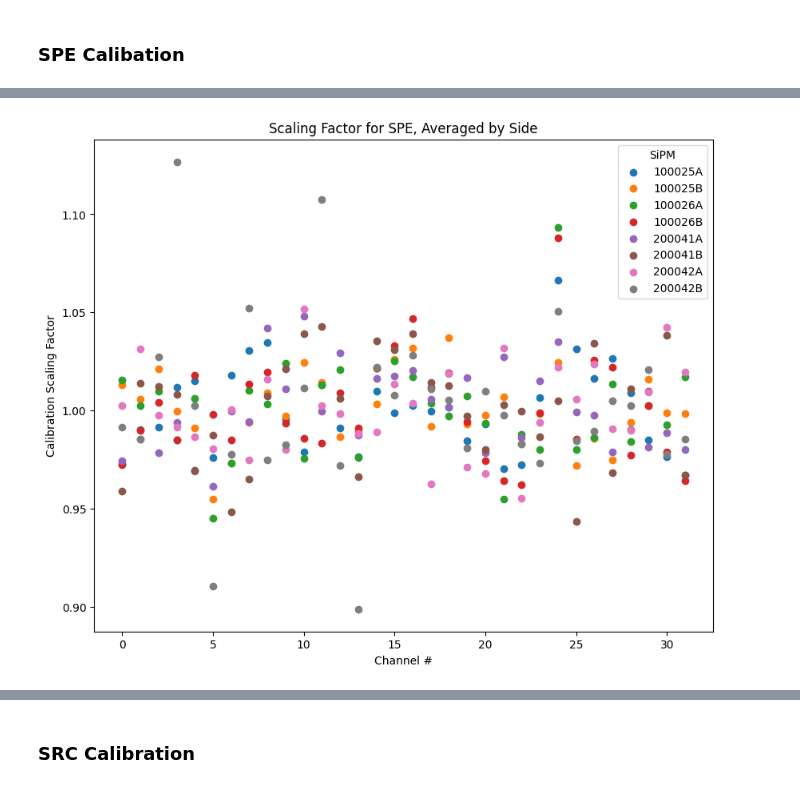
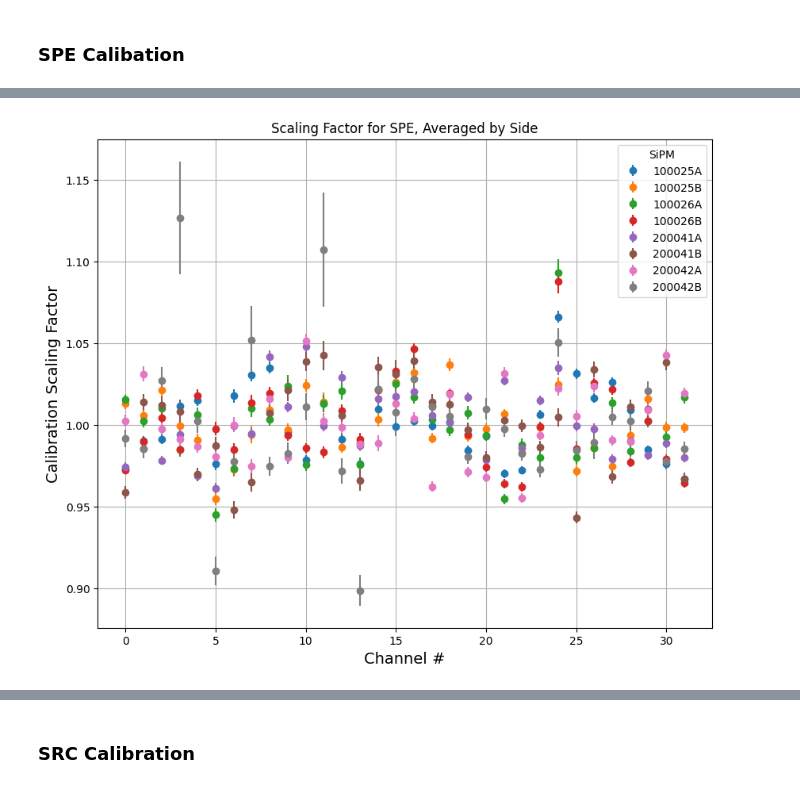
Before and after one commit to psimmerl/module_testing, a Jupyter notebook: notebooks/spectra_LY_calibration_Alex.ipynb, the cells around one changed output, grey strips where cells are left out. Cells and saved outputs as stored; diff of their text form; code cells hidden in the pictures.

```diff
--- a/notebooks/spectra_LY_calibration_Alex.ipynb
+++ b/notebooks/spectra_LY_calibration_Alex.ipynb
@@ -788,6 +861,7 @@ plt.savefig(PLOT_DIR+"LY_Ratio_PE.png")
 #for the letters, the first letter refers to which SiPM (i.e. 'A' SiPM glued to left side of the module when the sticker is near the bottom)
 #the second letter is which set of channels that SiPM is being read-out by (A is Ch0-15)
 SPE_LY_bySiPM = {}
+SPE_ERR_bySiPM = {}
 #modules = ['100026', '200041', '200042A', '200042B']
 sides = ['A', 'B']
 for module_Name in module_Name_List:
@@ -796,15 +870,23 @@ for module_Name in module_Name_List:
     if module_Name == '200042A':
         SPE_LY_bySiPM[module_Name+'A'] = normal_orientation[0][:,0]
         SPE_LY_bySiPM[module_Name+'B'] = reversed_orientation[2][:,0]
+        SPE_ERR_bySiPM[module_Name+'A'] = normal_orientation[0][:,1]
+        SPE_ERR_bySiPM[module_Name+'B'] = reversed_orientation[2][:,1]
         continue
     if module_Name == '200042B':
         SPE_LY_bySiPM[module_Name+'A'] = reversed_orientation[0][:,0]
         SPE_LY_bySiPM[module_Name+'B'] = normal_orientation[2][:,0]
+        SPE_ERR_bySiPM[module_Name+'A'] = reversed_orientation[0][:,1]
+        SPE_ERR_bySiPM[module_Name+'B'] = normal_orientation[2][:,1]
         continue
     SPE_LY_bySiPM[module_Name+'AA'] = normal_orientation[0][:,0]
     SPE_LY_bySiPM[module_Name+'AB'] = reversed_orientation[2][:,0]
     SPE_LY_bySiPM[module_Name+'BA'] = reversed_orientation[0][:,0]
     SPE_LY_bySiPM[module_Name+'BB'] = normal_orientation[2][:,0]
+    SPE_ERR_bySiPM[module_Name+'AA'] = normal_orientation[0][:,1]
+    SPE_ERR_bySiPM[module_Name+'AB'] = reversed_orientation[2][:,1]
+    SPE_ERR_bySiPM[module_Name+'BA'] = reversed_orientation[0][:,1]
+    SPE_ERR_bySiPM[module_Name+'BB'] = normal_orientation[2][:,1]
 # %% [output]
 100025
 Retrieving lye_spe
@@ -829,13 +911,20 @@ Retrieving lye_spe
 # %%
 #Now we can determine the calibration factors on a SiPM-by-SiPM basis
 calibrationValues_bySiPM_SPE = []; errors_bySiPM_SPE = []
-for key, value in SPE_LY_bySiPM.items():
-    SiPM_avg = np.mean(value); SiPM_std = np.std(value)
+for (key, value), (keyErr, valueErr) in zip(SPE_LY_bySiPM.items(), SPE_ERR_bySiPM.items()):
+    SiPM_avg = np.mean(value); SiPM_avg_error = np.zeros(len(valueErr))
+    SiPM_avg_error[:] = np.sqrt(np.sum(valueErr**2))/len(valueErr)
     calibrationValues_bySiPM_SPE.append((value/SiPM_avg)**(-1))
+    errors_bySiPM_SPE.append((SiPM_avg/value)*np.sqrt(((SiPM_avg_error/SiPM_avg)**2)+(valueErr/value)**2)) #appropriate error propagation
 calibrationValues_bySiPM_SPE_side = np.array(calibrationValues_bySiPM_SPE)
 calibrationValues_bySiPM_SPE = []
+calibrationErrors_bySiPM_SPE_side = np.array(errors_bySiPM_SPE)
+calibrationErrors_bySiPM_SPE = []
 for num in range(0,len(calibrationValues_bySiPM_SPE_side),2):
     calibrationValues_bySiPM_SPE.append(np.concatenate((calibrationValues_bySiPM_SPE_side[num,:], calibrationValues_bySiPM_SPE_side[num+1,:])))
 calibrationValues_bySiPM_SPE = np.array(calibrationValues_bySiPM_SPE)
+for num in range(0,len(calibrationErrors_bySiPM_SPE_side),2):
+    calibrationErrors_bySiPM_SPE.append(np.concatenate((calibrationErrors_bySiPM_SPE_side[num,:], calibrationErrors_bySiPM_SPE_side[num+1,:])))
+calibrationErrors_bySiPM_SPE = np.array(calibrationErrors_bySiPM_SPE)
 # %%
 SiPM_calibration_SPE = np.average(calibrationValues_bySiPM_SPE, axis=0)
@@ -842,14 +932,15 @@ SiPM_calibration_SPE = np.average(calibrationValues_bySiPM_SPE, axis=0)
 # %%
 #plotting SPE calibration values on a SiPM-by-SiPM basis
 plt.figure(figsize=(10,8))
 for num, SiPM in enumerate(SiPMs):
-    plt.scatter(np.arange(32), calibrationValues_bySiPM_SPE[num,:], label = SiPM[:len(SiPM)])
+    plt.errorbar(np.arange(32), calibrationValues_bySiPM_SPE[num,:], calibrationErrors_bySiPM_SPE[num,:], label = SiPM[:len(SiPM)], fmt="o")
 plt.title("Scaling Factor for SPE, Averaged by Side")
-plt.xlabel("Channel #")
-plt.ylabel("Calibration Scaling Factor")
+plt.xlabel("Channel #", fontsize=14)
+plt.ylabel("Calibration Scaling Factor", fontsize=14)
 plt.legend(title="SiPM")
+plt.grid()
 plt.savefig(PLOT_DIR+"spe_scaling_factors_pre-average.png")
 # %% [output]
-[figure, old version]
+[figure, new version]
 # %%
 plt.figure(figsize=(10,8))
```
Also changed, not shown: parts of 20 cells of this notebook.
